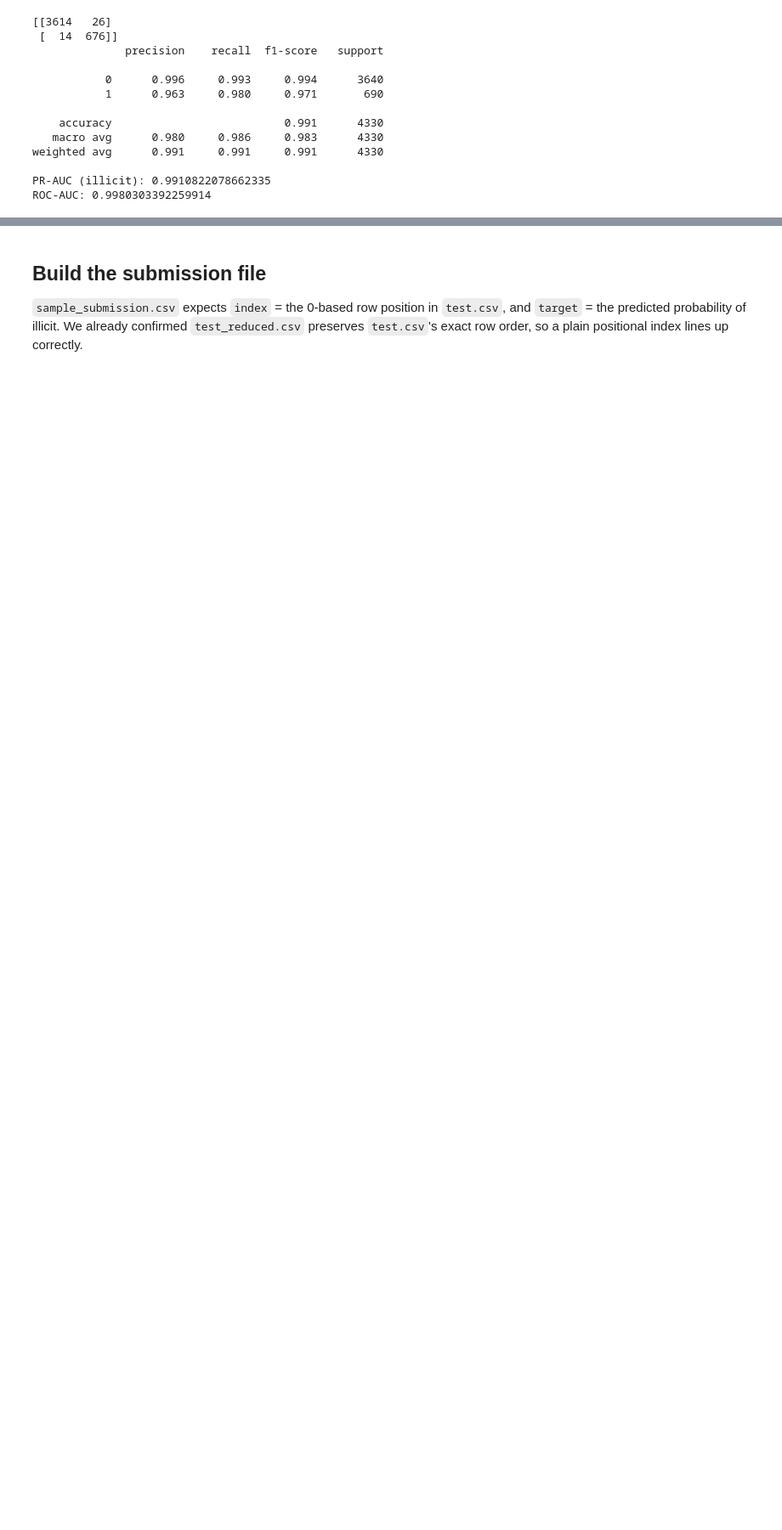
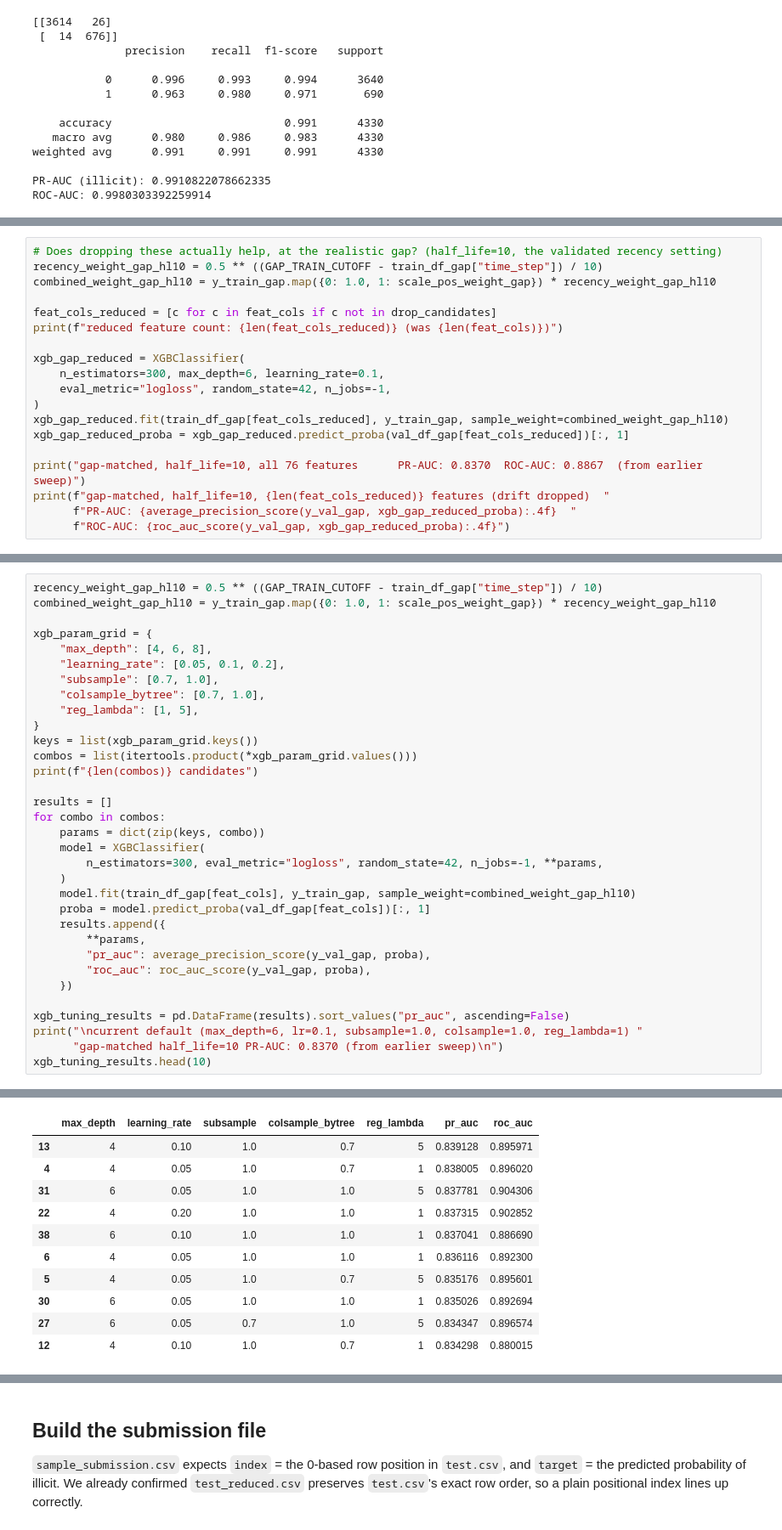
Before and after one commit to timc5nn/BT4012, a Jupyter notebook: supervised_learning.ipynb, the cells around one changed output, grey strips where cells are left out. Shown at 85% size. Cells and saved outputs as stored; diff of their text form; blank space fills up the shorter version.

```diff
--- a/supervised_learning.ipynb
+++ b/supervised_learning.ipynb
@@ -124,0 +464,19 @@ ROC-AUC: 0.9980303392259914
+# %%
+# Does dropping these actually help, at the realistic gap? (half_life=10, the validated recency setting)
+recency_weight_gap_hl10 = 0.5 ** ((GAP_TRAIN_CUTOFF - train_df_gap["time_step"]) / 10)
+combined_weight_gap_hl10 = y_train_gap.map({0: 1.0, 1: scale_pos_weight_gap}) * recency_weight_gap_hl10
+
+feat_cols_reduced = [c for c in feat_cols if c not in drop_candidates]
+print(f"reduced feature count: {len(feat_cols_reduced)} (was {len(feat_cols)})")
+
+xgb_gap_reduced = XGBClassifier(
+    n_estimators=300, max_depth=6, learning_rate=0.1,
+    eval_metric="logloss", random_state=42, n_jobs=-1,
+)
+xgb_gap_reduced.fit(train_df_gap[feat_cols_reduced], y_train_gap, sample_weight=combined_weight_gap_hl10)
+xgb_gap_reduced_proba = xgb_gap_reduced.predict_proba(val_df_gap[feat_cols_reduced])[:, 1]
+
+print("gap-matched, half_life=10, all 76 features      PR-AUC: 0.8370  ROC-AUC: 0.8867  (from earlier sweep)")
+print(f"gap-matched, half_life=10, {len(feat_cols_reduced)} features (drift dropped)  "
+      f"PR-AUC: {average_precision_score(y_val_gap, xgb_gap_reduced_proba):.4f}  "
+      f"ROC-AUC: {roc_auc_score(y_val_gap, xgb_gap_reduced_proba):.4f}")
@@ -124,0 +493,34 @@ ROC-AUC: 0.9980303392259914
+# %%
+recency_weight_gap_hl10 = 0.5 ** ((GAP_TRAIN_CUTOFF - train_df_gap["time_step"]) / 10)
+combined_weight_gap_hl10 = y_train_gap.map({0: 1.0, 1: scale_pos_weight_gap}) * recency_weight_gap_hl10
+
+xgb_param_grid = {
+    "max_depth": [4, 6, 8],
+    "learning_rate": [0.05, 0.1, 0.2],
+    "subsample": [0.7, 1.0],
+    "colsample_bytree": [0.7, 1.0],
+    "reg_lambda": [1, 5],
+}
+keys = list(xgb_param_grid.keys())
+combos = list(itertools.product(*xgb_param_grid.values()))
+print(f"{len(combos)} candidates")
+
+results = []
+for combo in combos:
+    params = dict(zip(keys, combo))
+    model = XGBClassifier(
+        n_estimators=300, eval_metric="logloss", random_state=42, n_jobs=-1, **params,
+    )
+    model.fit(train_df_gap[feat_cols], y_train_gap, sample_weight=combined_weight_gap_hl10)
+    proba = model.predict_proba(val_df_gap[feat_cols])[:, 1]
+    results.append({
+        **params,
+        "pr_auc": average_precision_score(y_val_gap, proba),
+        "roc_auc": roc_auc_score(y_val_gap, proba),
+    })
+
+xgb_tuning_results = pd.DataFrame(results).sort_values("pr_auc", ascending=False)
+print("\ncurrent default (max_depth=6, lr=0.1, subsample=1.0, colsample=1.0, reg_lambda=1) "
+      "gap-matched half_life=10 PR-AUC: 0.8370 (from earlier sweep)\n")
+xgb_tuning_results.head(10)
+# %% [output]
@@ -125,3 +530,14 @@ ROC-AUC: 0.9980303392259914
+|  | max_depth | learning_rate | subsample | colsample_bytree | reg_lambda | pr_auc | roc_auc |
+| 13 | 4 | 0.10 | 1.0 | 0.7 | 5 | 0.839128 | 0.895971 |
+| 4 | 4 | 0.05 | 1.0 | 0.7 | 1 | 0.838005 | 0.896020 |
+| 31 | 6 | 0.05 | 1.0 | 1.0 | 5 | 0.837781 | 0.904306 |
+| 22 | 4 | 0.20 | 1.0 | 1.0 | 1 | 0.837315 | 0.902852 |
+| 38 | 6 | 0.10 | 1.0 | 1.0 | 1 | 0.837041 | 0.886690 |
+| 6 | 4 | 0.05 | 1.0 | 1.0 | 1 | 0.836116 | 0.892300 |
+| 5 | 4 | 0.05 | 1.0 | 0.7 | 5 | 0.835176 | 0.895601 |
+| 30 | 6 | 0.05 | 1.0 | 1.0 | 1 | 0.835026 | 0.892694 |
+| 27 | 6 | 0.05 | 0.7 | 1.0 | 5 | 0.834347 | 0.896574 |
+| 12 | 4 | 0.10 | 1.0 | 0.7 | 1 | 0.834298 | 0.880015 |
 # %% [markdown]
 ## Final model — retrain on all labeled data, predict on test
 
```
Also changed, not shown: parts of 28 cells of this notebook, 1 other file.
